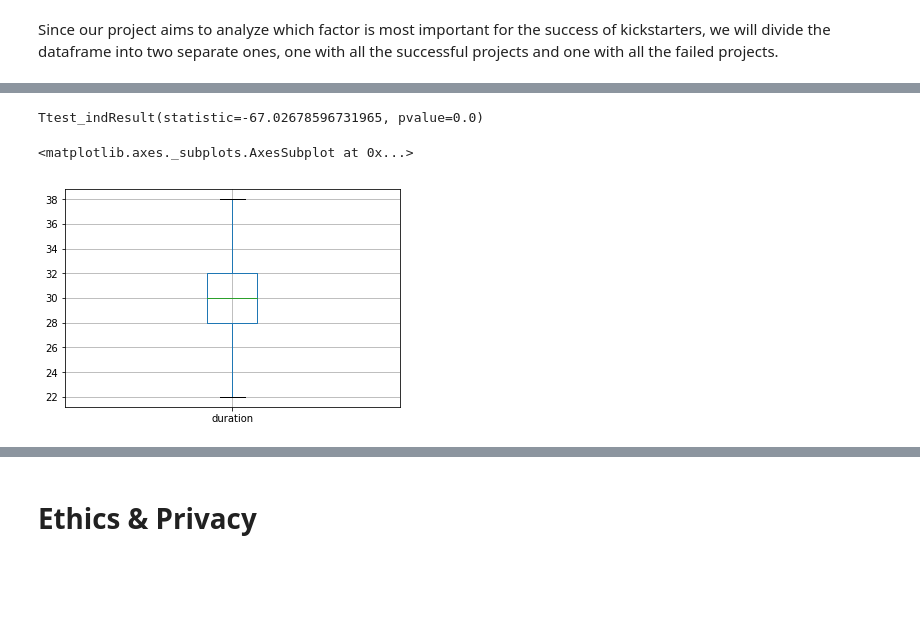
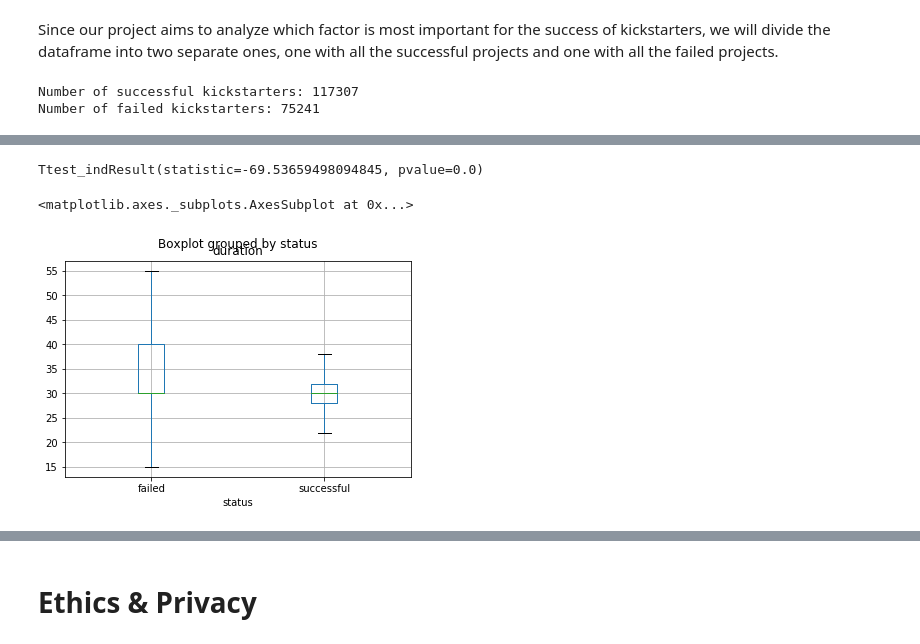
Before and after one commit to krandapus/Projects, a Jupyter notebook: FinalProject.ipynb, the cells around one changed output, grey strips where cells are left out. Saved outputs shown, nothing was run; the diff lists cells and outputs as text; code cells hidden in the pictures; blank space fills up the shorter version.

Commit message:
combining boxplots onto same grid

```diff
--- a/FinalProject.ipynb
+++ b/FinalProject.ipynb
@@ -102,5 +104,11 @@ Since our project aims to analyze which factor is most important for the success
 df_successful = df_kickstarters[df_kickstarters['status']=='successful']
 df_failed = df_kickstarters[df_kickstarters['status']=='failed']
+# %%
+# views number of successful and failed kickstarters
+print("Number of successful kickstarters: " + str(len(df_successful))); print("Number of failed kickstarters: " + str(len(df_failed)))
+# %% [output]
+Number of successful kickstarters: 117307
+Number of failed kickstarters: 75241
 # %%
 # views first rows of df_kickstarters
 df_kickstarters.head()
@@ -112,11 +120,11 @@ df_kickstarters.head()
 | 3 | Lost Dog Street Band's Next Album | USD | music | Country & Folk | 2014-09-25 18:46:01 | 2014-11-10 06:00:00 | 45.0 | 3500.0 | Nashville | ... |
 | 4 | Qto-X, a Tiny Lantern | USD | technology | Gadgets | 2016-11-28 16:35:11 | 2017-01-27 16:35:11 | 60.0 | 30000.0 | Troy | ... |
 # %%
-ttest_ind(df_successful['duration'],df_failed['duration'],equal_var=False)
+ttest_ind(df_successful['duration'],df_failed['duration'])
 # %% [output]
-Ttest_indResult(statistic=-67.02678596731965, pvalue=0.0)
+Ttest_indResult(statistic=-69.53659498094845, pvalue=0.0)
 # %%
-df_successful.boxplot(column=['duration'],showfliers=False)
+df_kickstarters.boxplot(column=['duration'],by='status',showfliers=False)
 # %% [output]
 <matplotlib.axes._subplots.AxesSubplot at 0x...>
-[figure, old version]
+[figure, new version]
```
Also changed, not shown: parts of 5 cells of this notebook.
